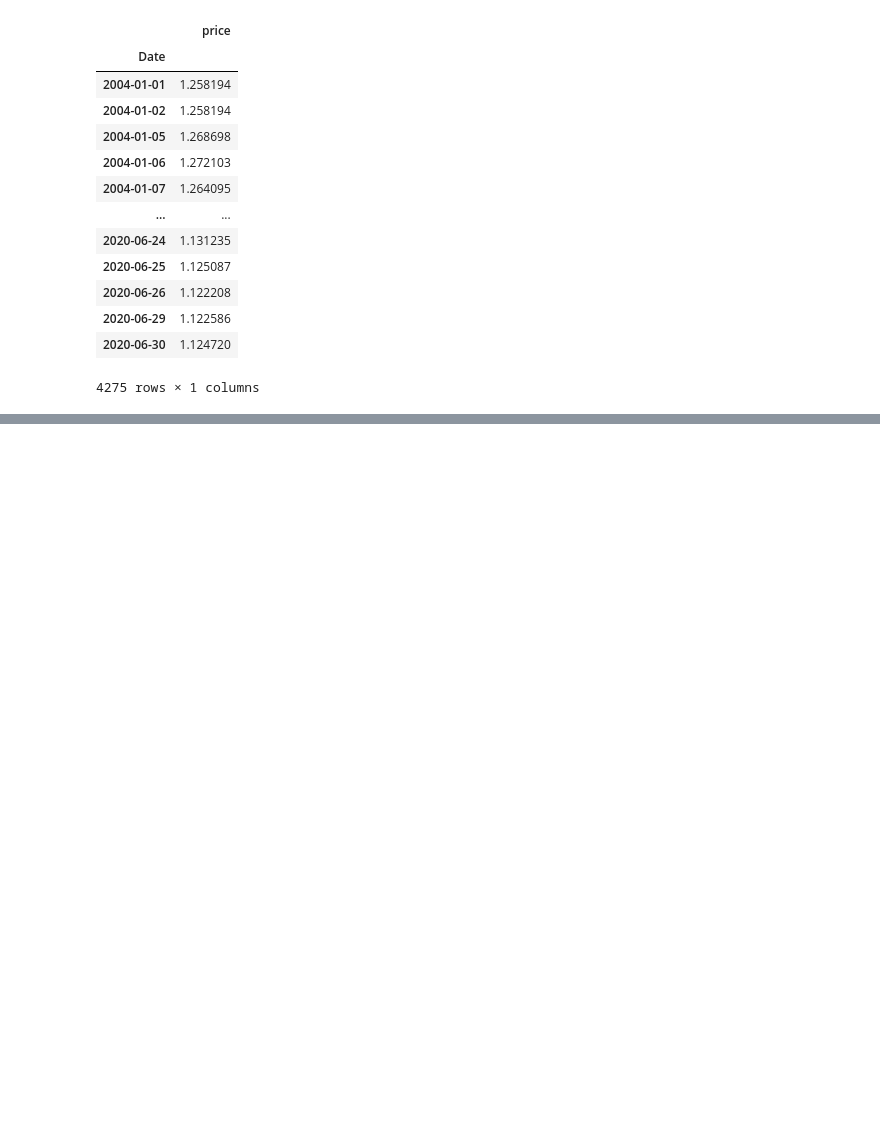
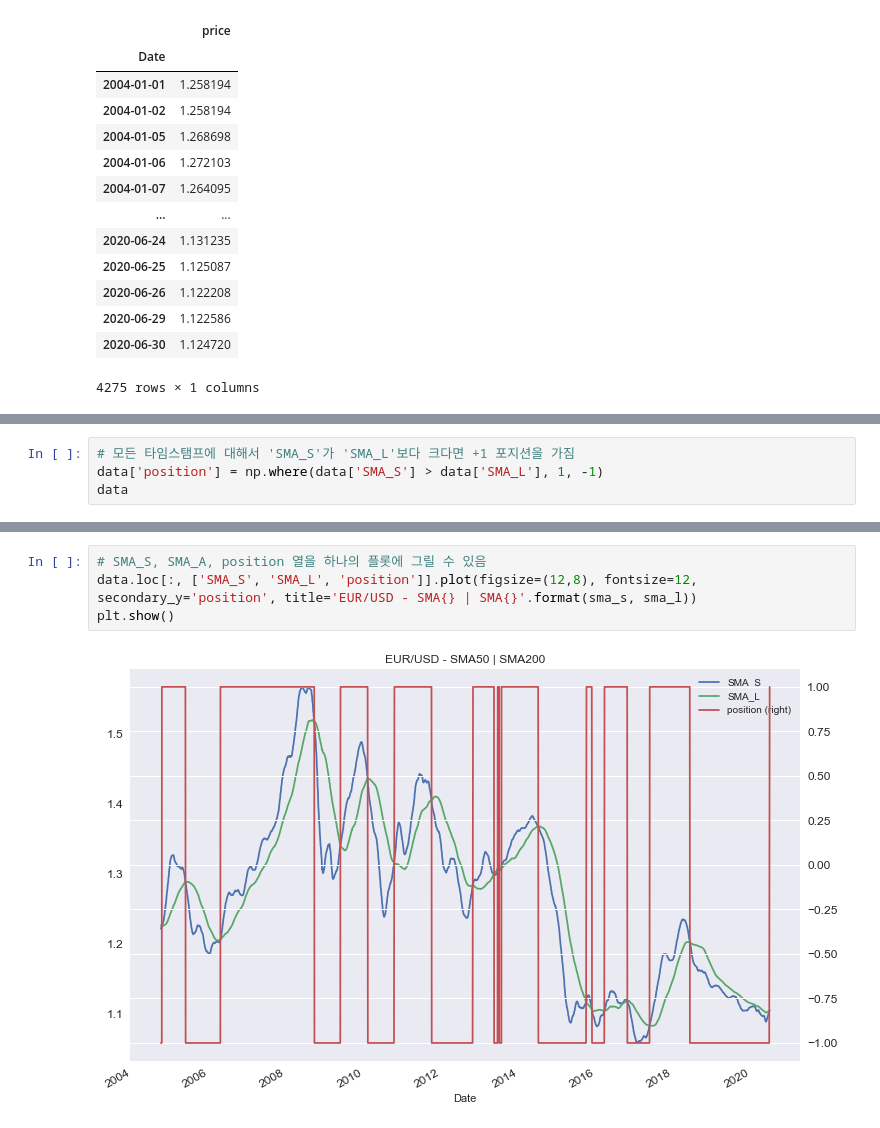
Before and after one commit to contractShield/TA, a Jupyter notebook: lecture4_SMA_Crossover_Strategy.ipynb, the cells around one changed output, grey strips where cells are left out. Drawn from its saved outputs; the diff is of its cells as text; blank space fills up the shorter version.

```diff
--- a/lecture4_SMA_Crossover_Strategy.ipynb
+++ b/lecture4_SMA_Crossover_Strategy.ipynb
@@ -26,0 +121,4 @@ data
+# %%
+# 모든 타임스탬프에 대해서 'SMA_S'가 'SMA_L'보다 크다면 +1 포지션을 가짐
+data['position'] = np.where(data['SMA_S'] > data['SMA_L'], 1, -1)
+data
@@ -26,0 +140,6 @@ data
+# %%
+# SMA_S, SMA_A, position 열을 하나의 플롯에 그릴 수 있음
+data.loc[:, ['SMA_S', 'SMA_L', 'position']].plot(figsize=(12,8), fontsize=12, secondary_y='position', title='EUR/USD - SMA{} | SMA{}'.format(sma_s, sma_l))
+plt.show()
+# %% [output]
+[figure, added]
```
Also changed, not shown: parts of 24 cells of this notebook.
